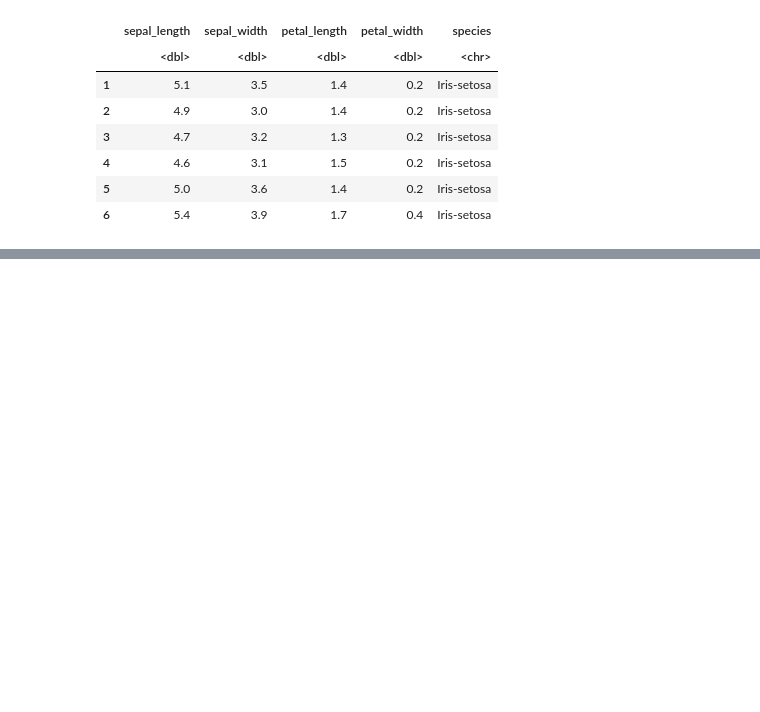
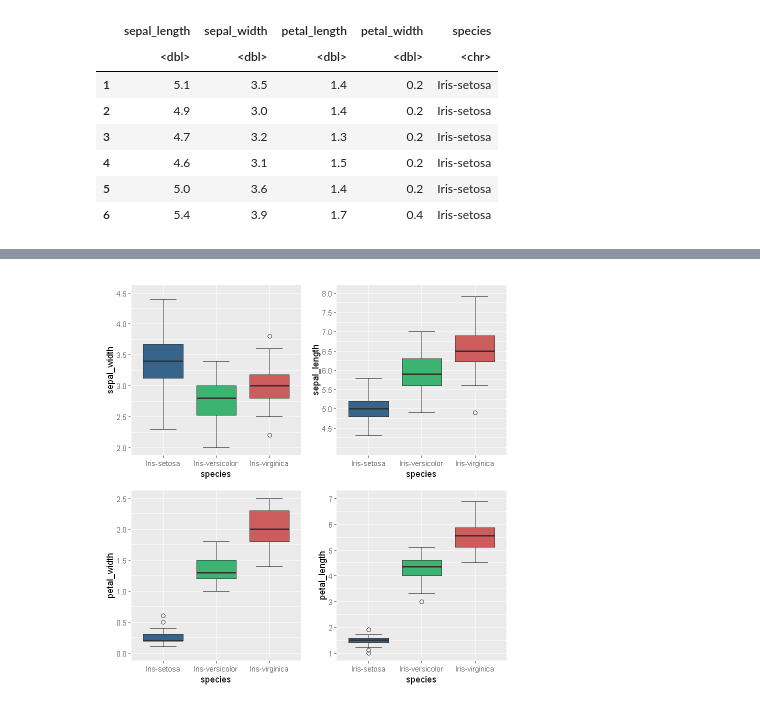
Before and after one commit to gabriellindqvist/su-mt4007, a Jupyter notebook: HW3/HW3.ipynb, the cells around one changed output, grey strips where cells are left out. Cells and saved outputs as stored; diff of their text form; code cells hidden in the pictures; blank space fills up the shorter version.

```diff
--- a/HW3/HW3.ipynb
+++ b/HW3/HW3.ipynb
@@ -81,0 +75,60 @@ ggplot(iris_combined, aes(x = x, y = y, color = species)) +
+# %%
+boxplot11 <- ggplot(iris_df, aes(x = species, y = sepal_width, fill = species)) +
+    stat_boxplot(geom = "errorbar", width = 0.5) +
+    geom_boxplot(
+        outlier.shape = 1,
+        outlier.size = 2,
+        outlier.stroke = 0.75
+    ) +
+    scale_fill_manual(values = custom_colors) +
+    scale_y_continuous(limits = c(2, 4.5), breaks = seq(2, 4.5, 0.5)) +
+    theme(
+        legend.position = "none",
+        aspect.ratio = 1
+    )
+
+boxplot12 <- ggplot(iris_df, aes(x = species, y = sepal_length, fill = species)) +
+    stat_boxplot(geom = "errorbar", width = 0.5) +
+    geom_boxplot(
+        outlier.shape = 1,
+        outlier.size = 2,
+        outlier.stroke = 0.75
+    ) +
+    scale_fill_manual(values = custom_colors) +
+    scale_y_continuous(limits = c(4.0, 8.0), breaks = seq(4.5, 8.0, 0.5)) +
+    theme(
+        legend.position = "none",
+        aspect.ratio = 1
+    )
+
+boxplot21 <- ggplot(iris_df, aes(x = species, y = petal_width, fill = species)) +
+    stat_boxplot(geom = "errorbar", width = 0.5) +
+    geom_boxplot(
+        outlier.shape = 1,
+        outlier.size = 2,
+        outlier.stroke = 0.75
+    ) +
+    scale_fill_manual(values = custom_colors) +
+    scale_y_continuous(limits = c(0.0, 2.5), breaks = seq(0.0, 2.5, 0.5)) +
+    theme(
+        legend.position = "none",
+        aspect.ratio = 1
+    )
+
+boxplot22 <- ggplot(iris_df, aes(x = species, y = petal_length, fill = species)) +
+    stat_boxplot(geom = "errorbar", width = 0.5) +
+    geom_boxplot(
+        outlier.shape = 1,
+        outlier.size = 2,
+        outlier.stroke = 0.75
+    ) +
+    scale_fill_manual(values = custom_colors) +
+    scale_y_continuous(limits = c(1, 7), breaks = seq(1, 7, 1)) +
+    theme(
+        legend.position = "none",
+        aspect.ratio = 1
+    )
+
+boxplot11 + boxplot12 + boxplot21 + boxplot22 + plot_layout(widths = c(2, 2))
+# %% [output]
+[figure, added]
```
Also changed, not shown: parts of 4 cells of this notebook.
